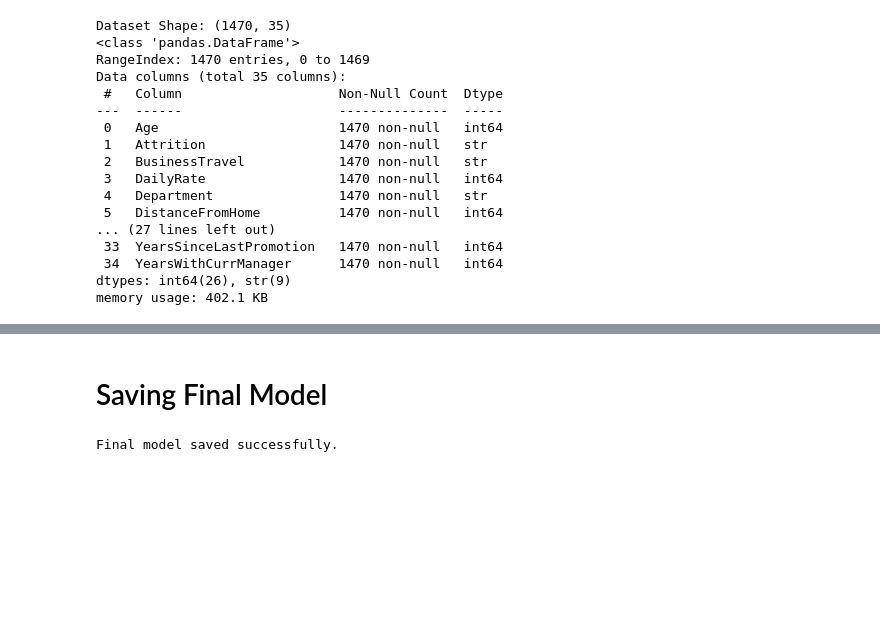
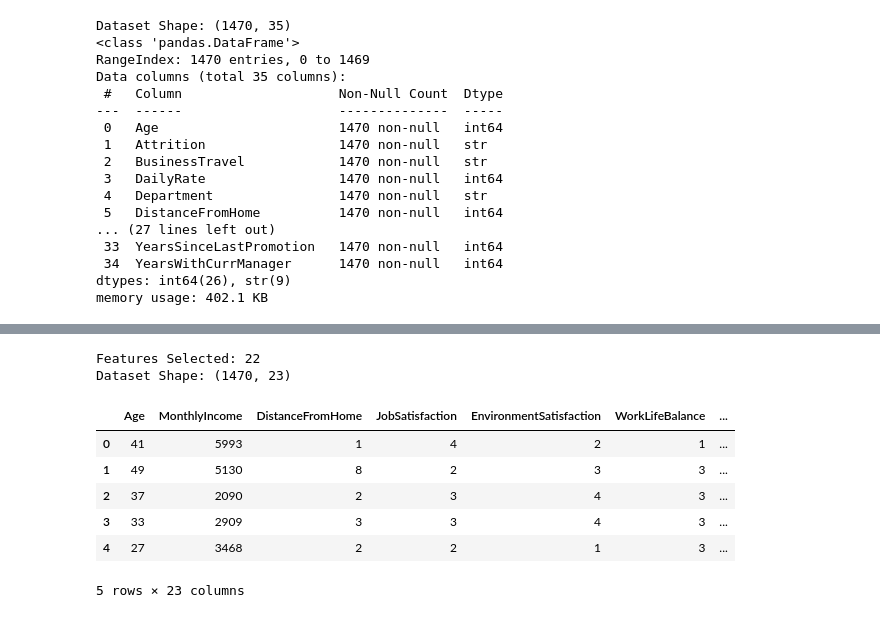
Before and after one commit to J21Dev-exe/Employee-Attrition-Project, a Jupyter notebook: notebook/model_building.ipynb, the cells around one changed output, grey strips where cells are left out. Cells and saved outputs as stored; diff of their text form; code cells hidden in the pictures; blank space fills up the shorter version.

```diff
--- a/notebook/model_building.ipynb
+++ b/notebook/model_building.ipynb
@@ -1067,17 +86,58 @@ The next stage of the project will involve:
-# %% [markdown]
-# Saving Final Model
-# %%
-# ==========================================
-# Saving Final XGBoost Model
-# ==========================================
-
-import joblib
-
-joblib.dump(
-    xgb_model,
-    "../model/xgboost_model.pkl"
-)
-
-print("Final model saved successfully.")
-# %% [output]
-Final model saved successfully.
+# %%
+# ===================================
+# FEATURE SELECTION
+# ===================================
+
+selected_features = [
+
+    "Age",
+    "MonthlyIncome",
+    "DistanceFromHome",
+
+    "JobSatisfaction",
+    "EnvironmentSatisfaction",
+    "WorkLifeBalance",
+
+    "OverTime",
+
+    "JobInvolvement",
+    "RelationshipSatisfaction",
+
+    "TotalWorkingYears",
+    "YearsAtCompany",
+    "YearsInCurrentRole",
+    "YearsSinceLastPromotion",
+    "YearsWithCurrManager",
+
+    "NumCompaniesWorked",
+
+    "StockOptionLevel",
+
+    "TrainingTimesLastYear",
+
+    "PercentSalaryHike",
+
+    "BusinessTravel",
+    "Department",
+    "JobRole",
+    "MaritalStatus"
+]
+
+target = "Attrition"
+
+ml_df = df[selected_features + [target]]
+
+print("Features Selected:", len(selected_features))
+print("Dataset Shape:", ml_df.shape)
+
+ml_df.head()
+# %% [output]
+Features Selected: 22
+Dataset Shape: (1470, 23)
+|  | Age | MonthlyIncome | DistanceFromHome | JobSatisfaction | EnvironmentSatisfaction | WorkLifeBalance | ... |
+| 0 | 41 | 5993 | 1 | 4 | 2 | 1 | ... |
+| 1 | 49 | 5130 | 8 | 2 | 3 | 3 | ... |
+| 2 | 37 | 2090 | 2 | 3 | 4 | 3 | ... |
+| 3 | 33 | 2909 | 3 | 3 | 4 | 3 | ... |
+| 4 | 27 | 3468 | 2 | 2 | 1 | 3 | ... |
+5 rows × 23 columns
```
Also changed, not shown: parts of 90 cells of this notebook, 13 other files.
